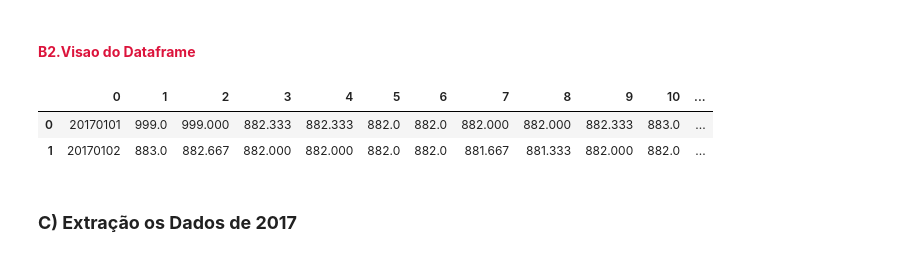
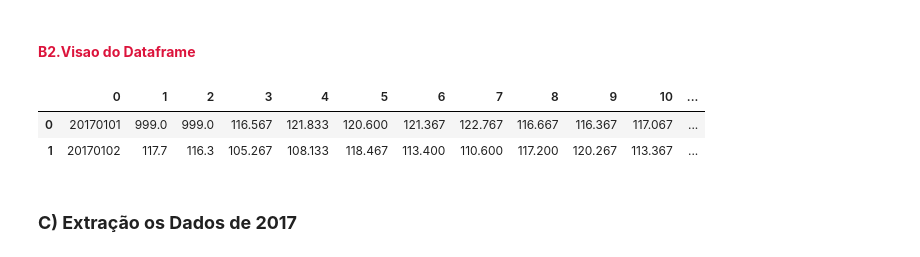
Before and after one commit to sergioopereira/AI, a Jupyter notebook: mod4_redes_neurais/Code/NovoDataPrep/01_DirecaoVerificada_v1.ipynb, the cells around one changed output. Drawn from its saved outputs; the diff is of its cells as text; code cells hidden in the pictures.

```diff
--- a/mod4_redes_neurais/Code/NovoDataPrep/01_DirecaoVerificada_v1.ipynb
+++ b/mod4_redes_neurais/Code/NovoDataPrep/01_DirecaoVerificada_v1.ipynb
@@ -6,9 +8,9 @@ from dateutil.relativedelta import relativedelta
 # %% [markdown]
 ### **A) Coleta dos Dados de Direção do Vento**
 # %%
-source_file = 'raw/BAUET2_CAETITÉ_2_PRE_Verif_EPE.txt'
+source_file = 'raw/BAUET2_CAETITÉ_2_DIR_Verif_EPE.txt'
 # %%
-df_pressao = pd.read_csv(source_file, delimiter = ';' , header=None )
+df_direcao = pd.read_csv(source_file, delimiter = ';' , header=None)
 # %% [markdown]
 ### **B) Sobre os Dados no Patio 1**
 # %% [markdown]
@@ -20,11 +22,11 @@ df_pressao.shape # formato da matriz
 # %% [markdown]
 #### <span style="color:#DC143C">**B2.Visao do Dataframe**
 # %%
-df_pressao.head(2)  # visão de 5 linhas
+df_direcao.head(2)  # visão de 5 linhas
 # %% [output]
 |  | 0 | 1 | 2 | 3 | 4 | 5 | 6 | 7 | 8 | 9 | 10 | ... |
-| 0 | 20170101 | 999.0 | 999.000 | 882.333 | 882.333 | 882.0 | 882.0 | 882.000 | 882.000 | 882.333 | 883.0 | ... |
-| 1 | 20170102 | 883.0 | 882.667 | 882.000 | 882.000 | 882.0 | 882.0 | 881.667 | 881.333 | 882.000 | 882.0 | ... |
+| 0 | 20170101 | 999.0 | 999.0 | 116.567 | 121.833 | 120.600 | 121.367 | 122.767 | 116.667 | 116.367 | 117.067 | ... |
+| 1 | 20170102 | 117.7 | 116.3 | 105.267 | 108.133 | 118.467 | 113.400 | 110.600 | 117.200 | 120.267 | 113.367 | ... |
 # %% [markdown]
 ### **C) Extração os Dados de 2017**
 # %% [markdown]
```
Also changed, not shown: parts of 31 cells of this notebook.
